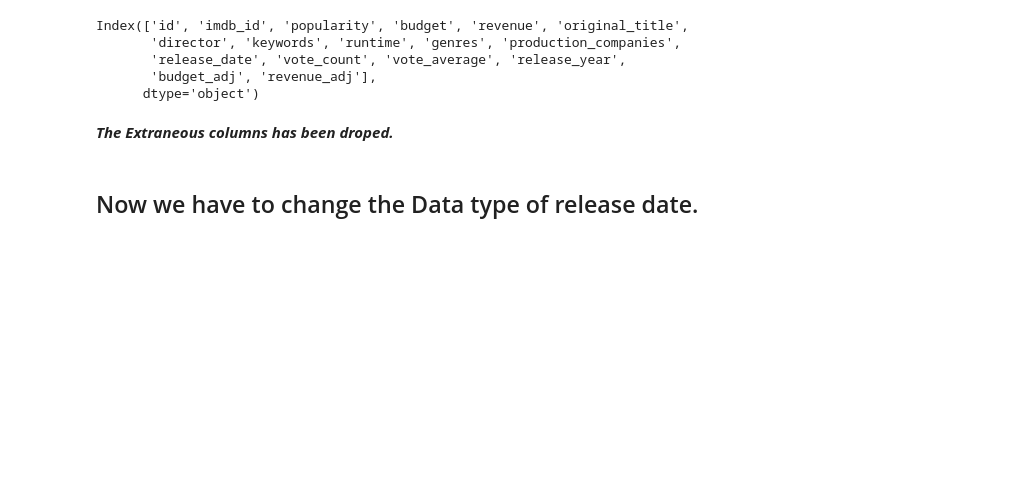
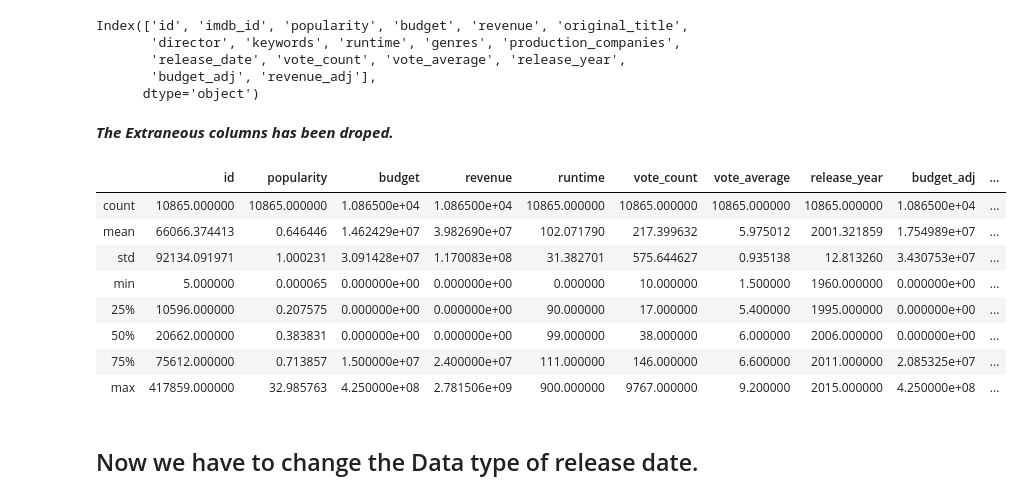
Before and after one commit to ashwanisng/IMDB-Data-Analysis, a Jupyter notebook: Investigate a DataSet(TMDB Movie Data).ipynb, the cells around one changed output. Saved outputs shown, nothing was run; the diff lists cells and outputs as text; code cells hidden in the pictures; blank space fills up the shorter version.

```diff
--- a/Investigate a DataSet(TMDB Movie Data).ipynb
+++ b/Investigate a DataSet(TMDB Movie Data).ipynb
@@ -118,6 +124,18 @@ Index(['id', 'imdb_id', 'popularity', 'budget', 'revenue', 'original_title',
       dtype='object')
 # %% [markdown]
 ***The Extraneous columns has been droped.***
+# %%
+df.describe()
+# %% [output]
+|  | id | popularity | budget | revenue | runtime | vote_count | vote_average | release_year | budget_adj | ... |
+| count | 10865.000000 | 10865.000000 | 1.086500e+04 | 1.086500e+04 | 10865.000000 | 10865.000000 | 10865.000000 | 10865.000000 | 1.086500e+04 | ... |
+| mean | 66066.374413 | 0.646446 | 1.462429e+07 | 3.982690e+07 | 102.071790 | 217.399632 | 5.975012 | 2001.321859 | 1.754989e+07 | ... |
+| std | 92134.091971 | 1.000231 | 3.091428e+07 | 1.170083e+08 | 31.382701 | 575.644627 | 0.935138 | 12.813260 | 3.430753e+07 | ... |
+| min | 5.000000 | 0.000065 | 0.000000e+00 | 0.000000e+00 | 0.000000 | 10.000000 | 1.500000 | 1960.000000 | 0.000000e+00 | ... |
+| 25% | 10596.000000 | 0.207575 | 0.000000e+00 | 0.000000e+00 | 90.000000 | 17.000000 | 5.400000 | 1995.000000 | 0.000000e+00 | ... |
+| 50% | 20662.000000 | 0.383831 | 0.000000e+00 | 0.000000e+00 | 99.000000 | 38.000000 | 6.000000 | 2006.000000 | 0.000000e+00 | ... |
+| 75% | 75612.000000 | 0.713857 | 1.500000e+07 | 2.400000e+07 | 111.000000 | 146.000000 | 6.600000 | 2011.000000 | 2.085325e+07 | ... |
+| max | 417859.000000 | 32.985763 | 4.250000e+08 | 2.781506e+09 | 900.000000 | 9767.000000 | 9.200000 | 2015.000000 | 4.250000e+08 | ... |
 # %% [markdown]
 ## Now we have to change the Data type of release date.
 # %%
```
Also changed, not shown: parts of 12 cells of this notebook.
